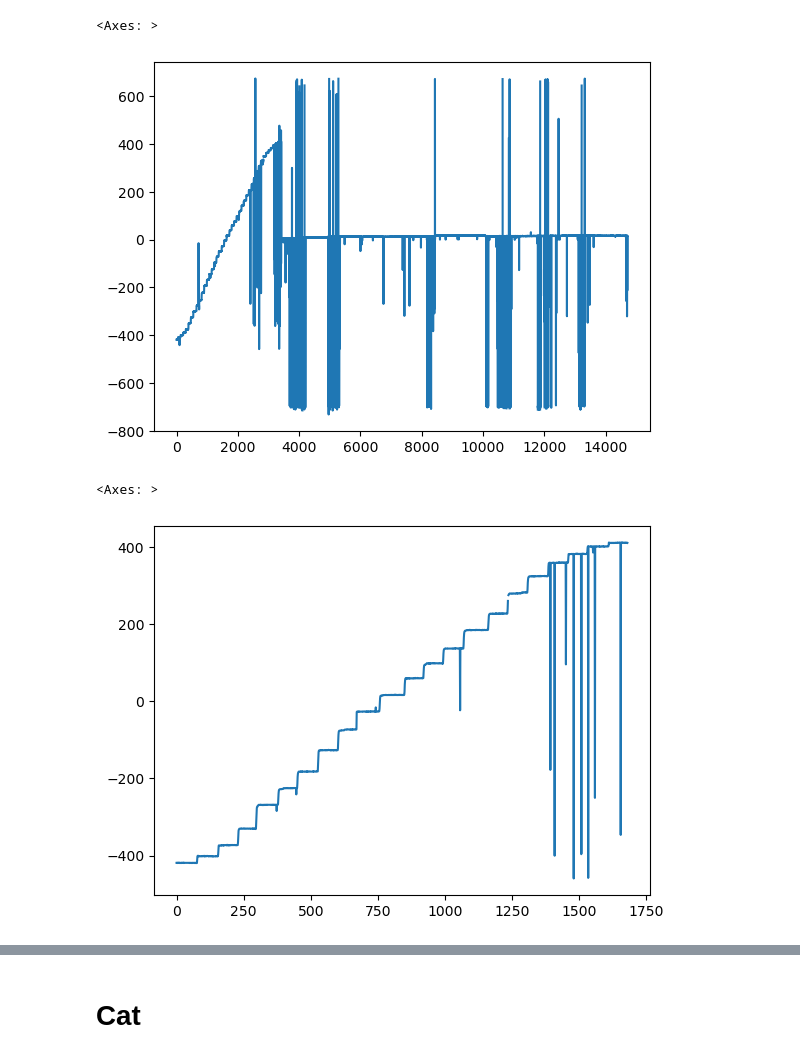
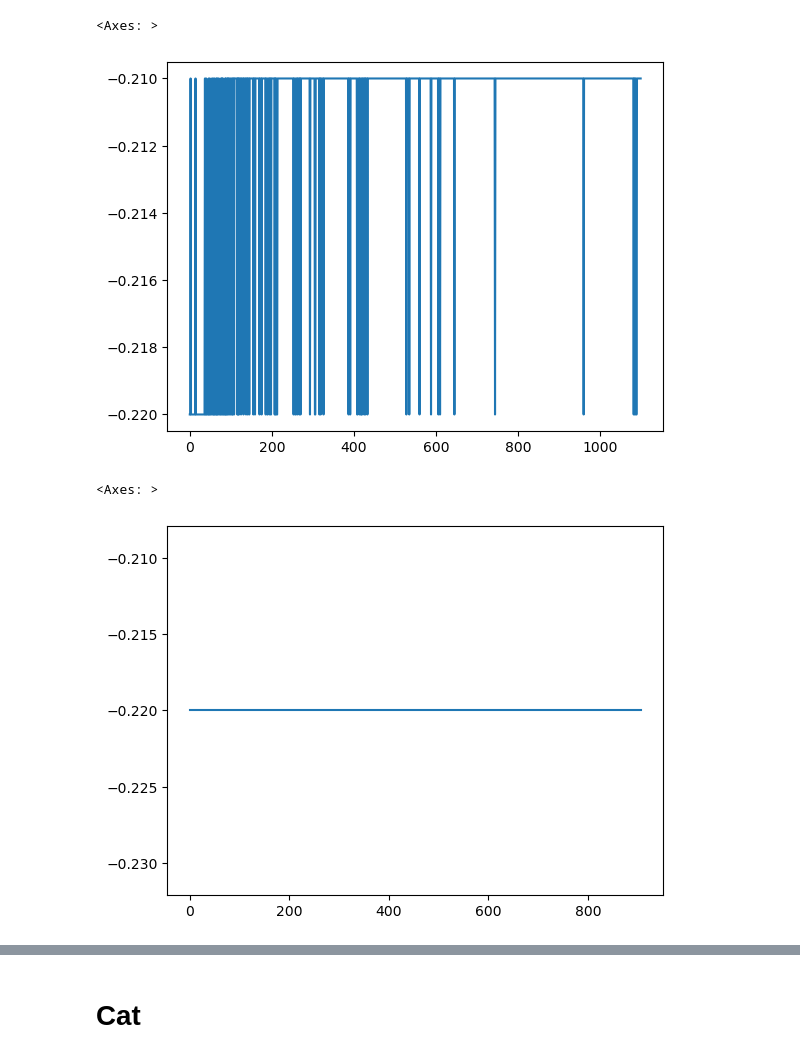
Before and after one commit to SergeyDolin/inclinometer-main, a Jupyter notebook: nn.ipynb, the cells around one changed output, grey strips where cells are left out. Saved outputs shown, nothing was run; the diff lists cells and outputs as text; code cells hidden in the pictures.

```diff
--- a/nn.ipynb
+++ b/nn.ipynb
@@ -69,16 +106,26 @@ df_test_2 = pd.read_csv(CFG.TEST_PATH_2)
+# %%
+temp = pd.concat([df_air_1,df_air_2,df_air_3],ignore_index=True)
+# %%
+train = df.copy()
+train['air_temp'] = temp['temperature']
+
+test = df_test.copy()
+test['air_temp'] = df_test_air['temperature']
 # %%
-train = pd.concat([df_end[200:],df_start_0, df_start, ], ignore_index=True)
-test = pd.concat([df_test_1, df_test_2], ignore_index=True)
+# train = pd.concat([df,df_air['temperature']], ignore_index=False)
+# test = pd.concat([df_test, df_test_air['temperature']], ignore_index=True)
+# %%
+train = train[:1100]
 # %%
-train['center_bubbles_px'].plot()
+train[CFG.TARGET].plot()
 # %% [output]
 <Axes: >
-[figure, old version]
+[figure, new version]
 # %%
-test['center_bubbles_px'].plot()
+test[CFG.TARGET].plot()
 # %% [output]
 <Axes: >
-[figure, old version]
+[figure, new version]
 # %%
 train = train.loc[(train['watch_indicator'] != 'False') &
                 (train['watch_indicator'] != 'None')]
```
Also changed, not shown: parts of 17 cells of this notebook, 42 other files.
